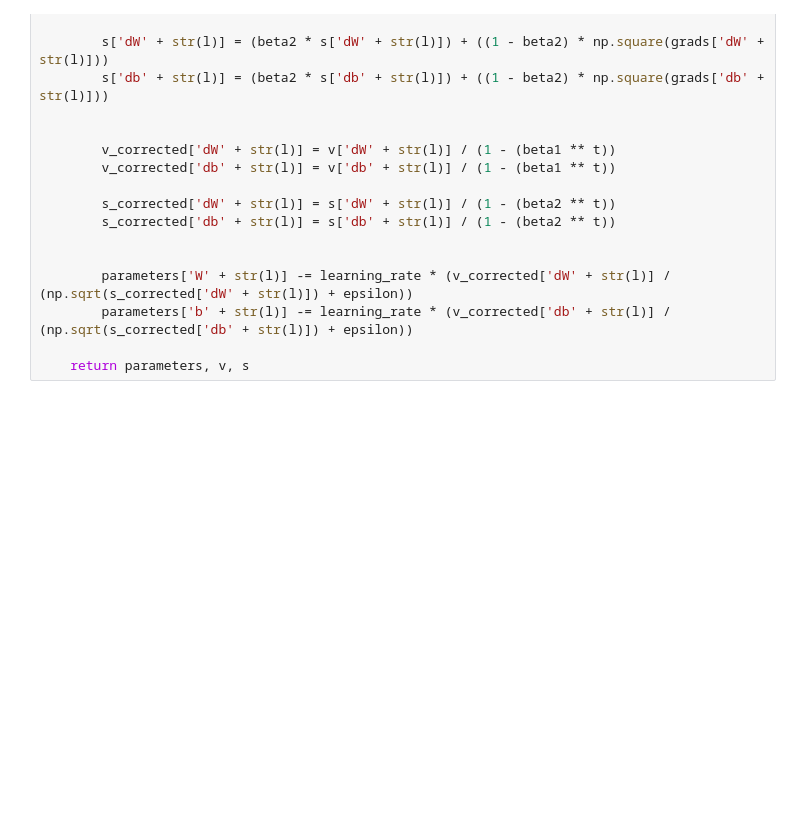
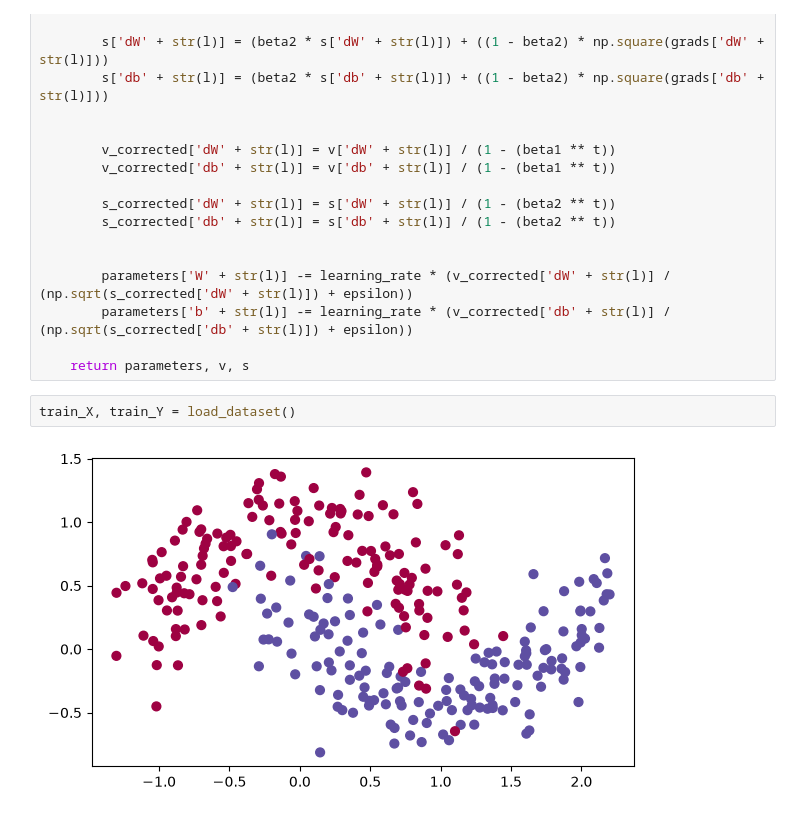
Before and after one commit to RishxGit/deeplearning, a Jupyter notebook: improving-deep-learning/optimization_methods.ipynb, the cells around one changed output. Drawn from its saved outputs; the diff is of its cells as text; blank space fills up the shorter version.

```diff
--- a/improving-deep-learning/optimization_methods.ipynb
+++ b/improving-deep-learning/optimization_methods.ipynb
@@ -124,3 +125,7 @@ def update_parameters_with_adam(parameters, grads, v, s, t, learning_rate = 0.01
         parameters['b' + str(l)] -= learning_rate * (v_corrected['db' + str(l)] / (np.sqrt(s_corrected['db' + str(l)]) + epsilon))
 
     return parameters, v, s
+# %%
+train_X, train_Y = load_dataset()
+# %% [output]
+[figure, added]
```
Also changed, not shown: parts of 5 cells of this notebook.
